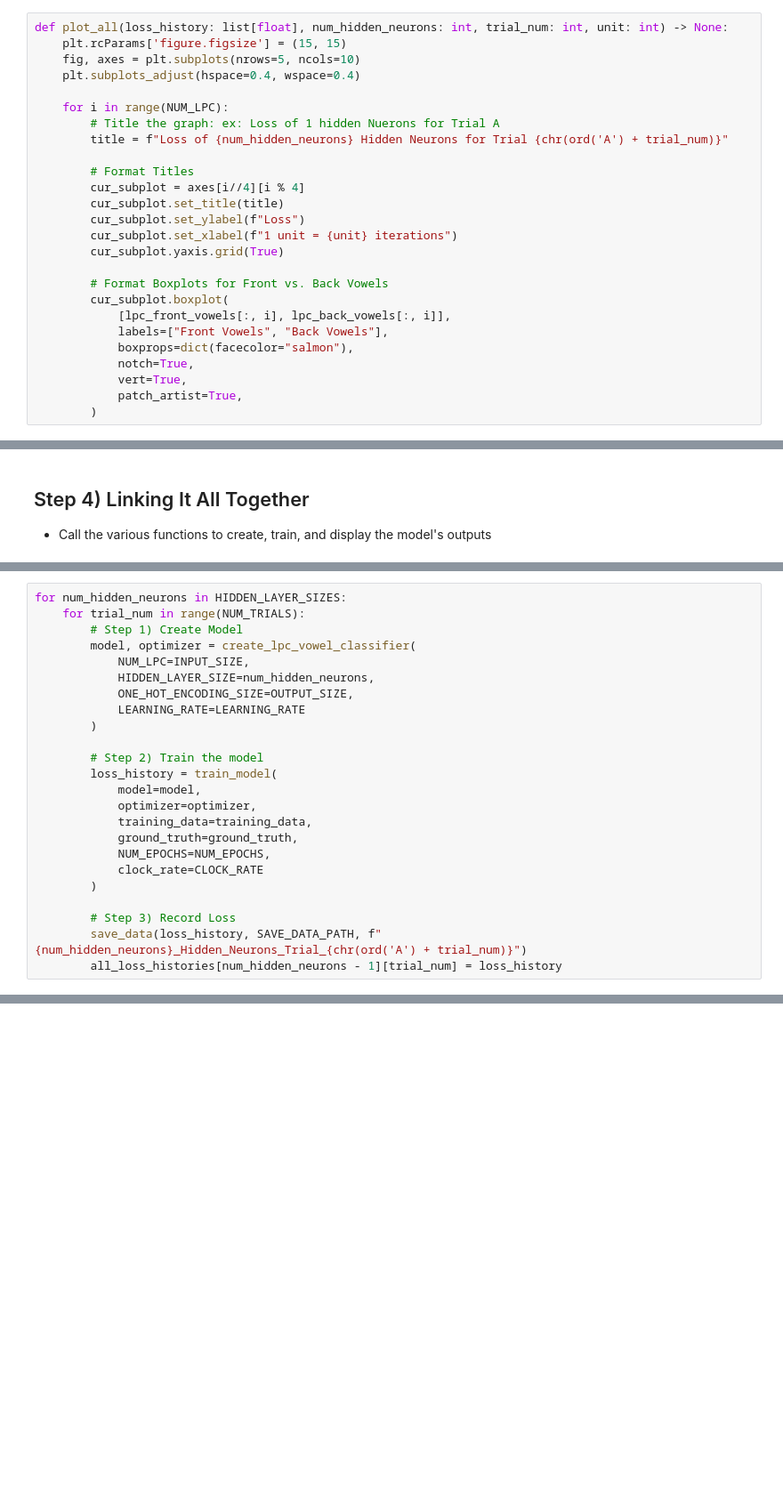
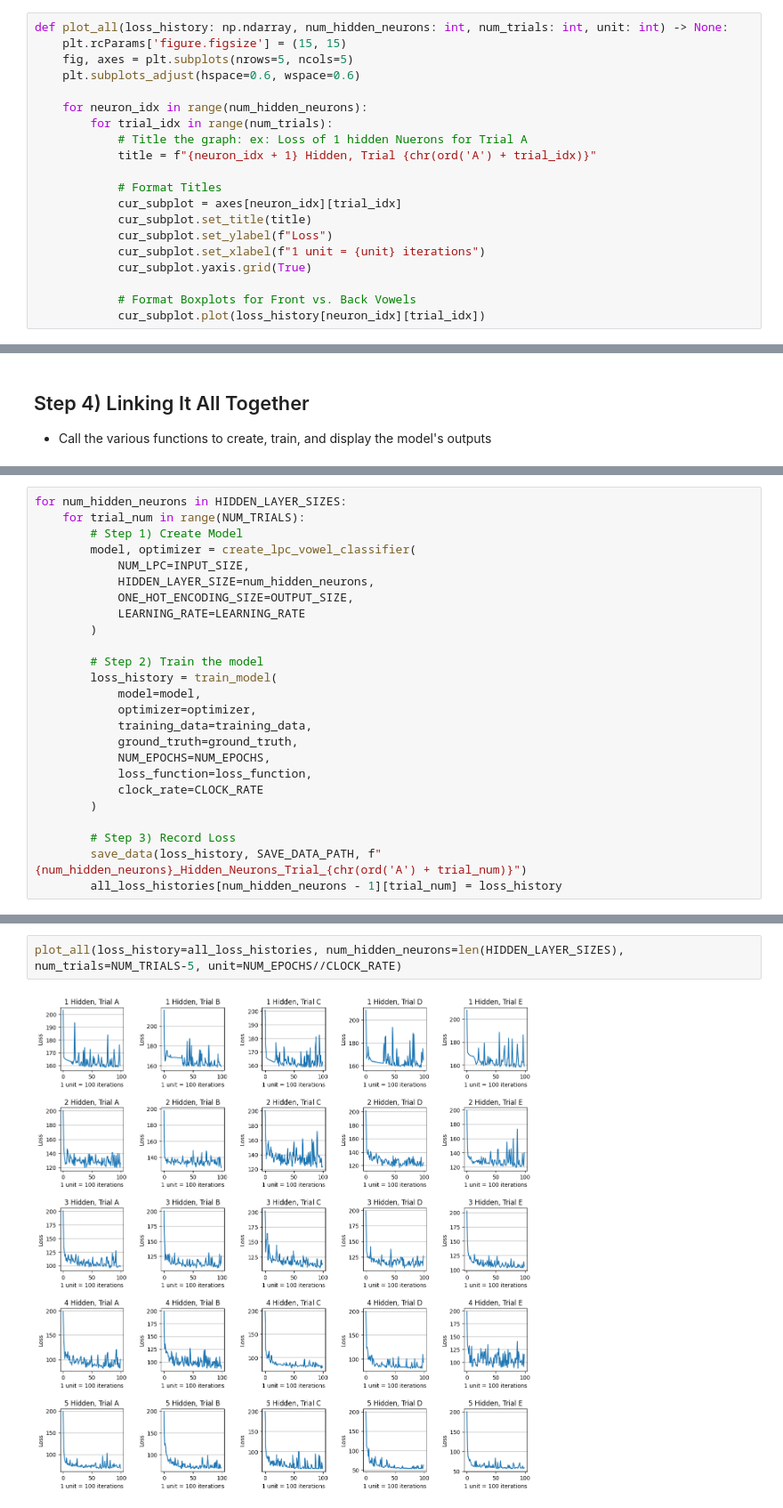
Before and after one commit to Ky-Ng/Vowel-Detection-NN, a Jupyter notebook: lpc_nn.ipynb, the cells around one changed output, grey strips where cells are left out. Shown at 89% size. Cells and saved outputs as stored; diff of their text form; blank space fills up the shorter version.

```diff
--- a/lpc_nn.ipynb
+++ b/lpc_nn.ipynb
@@ -158,31 +168,25 @@ def train_model(model: torch.nn.Module, optimizer: torch.optim.Optimizer, traini
 2. Visualize the prediction of the model using a 2D color plot
 3. Overlay the loss values of different trials of training
 # %%
-def plot_all(loss_history: list[float], num_hidden_neurons: int, trial_num: int, unit: int) -> None:
+def plot_all(loss_history: np.ndarray, num_hidden_neurons: int, num_trials: int, unit: int) -> None:
     plt.rcParams['figure.figsize'] = (15, 15)
-    fig, axes = plt.subplots(nrows=5, ncols=10)
-    plt.subplots_adjust(hspace=0.4, wspace=0.4)
+    fig, axes = plt.subplots(nrows=5, ncols=5)
+    plt.subplots_adjust(hspace=0.6, wspace=0.6)
 
-    for i in range(NUM_LPC):
-        # Title the graph: ex: Loss of 1 hidden Nuerons for Trial A
-        title = f"Loss of {num_hidden_neurons} Hidden Neurons for Trial {chr(ord('A') + trial_num)}"
+    for neuron_idx in range(num_hidden_neurons):
+        for trial_idx in range(num_trials):
+            # Title the graph: ex: Loss of 1 hidden Nuerons for Trial A
+            title = f"{neuron_idx + 1} Hidden, Trial {chr(ord('A') + trial_idx)}"
 
-        # Format Titles
-        cur_subplot = axes[i//4][i % 4]
-        cur_subplot.set_title(title)
-        cur_subplot.set_ylabel(f"Loss")
-        cur_subplot.set_xlabel(f"1 unit = {unit} iterations")
-        cur_subplot.yaxis.grid(True)
+            # Format Titles
+            cur_subplot = axes[neuron_idx][trial_idx]
+            cur_subplot.set_title(title)
+            cur_subplot.set_ylabel(f"Loss")
+            cur_subplot.set_xlabel(f"1 unit = {unit} iterations")
+            cur_subplot.yaxis.grid(True)
 
-        # Format Boxplots for Front vs. Back Vowels
-        cur_subplot.boxplot(
-            [lpc_front_vowels[:, i], lpc_back_vowels[:, i]],
-            labels=["Front Vowels", "Back Vowels"],
-            boxprops=dict(facecolor="salmon"),
-            notch=True,
-            vert=True,
-            patch_artist=True,
-        )
+            # Format Boxplots for Front vs. Back Vowels
+            cur_subplot.plot(loss_history[neuron_idx][trial_idx])
 # %%
 def save_data(to_save: list[float], file_path: str, file_name: str) -> None:
     # Get the path
@@ -230,6 +289,7 @@ for num_hidden_neurons in HIDDEN_LAYER_SIZES:
             training_data=training_data,
             ground_truth=ground_truth,
             NUM_EPOCHS=NUM_EPOCHS,
+            loss_function=loss_function,
             clock_rate=CLOCK_RATE
         )
 
@@ -271,0 +317,4 @@ plt.colorbar()
+# %%
+plot_all(loss_history=all_loss_histories, num_hidden_neurons=len(HIDDEN_LAYER_SIZES), num_trials=NUM_TRIALS-5, unit=NUM_EPOCHS//CLOCK_RATE)
+# %% [output]
+[figure, added]
```
Also changed, not shown: parts of 14 cells of this notebook.
